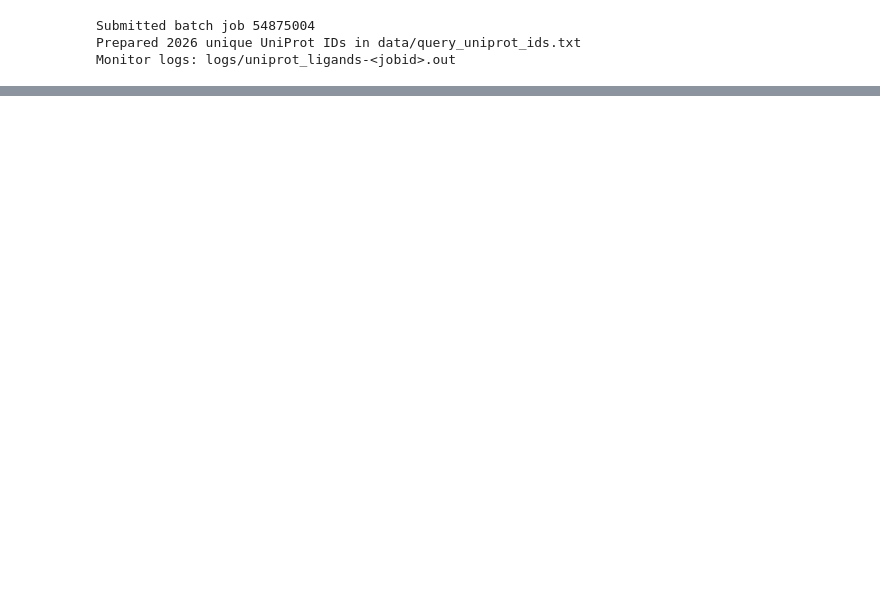
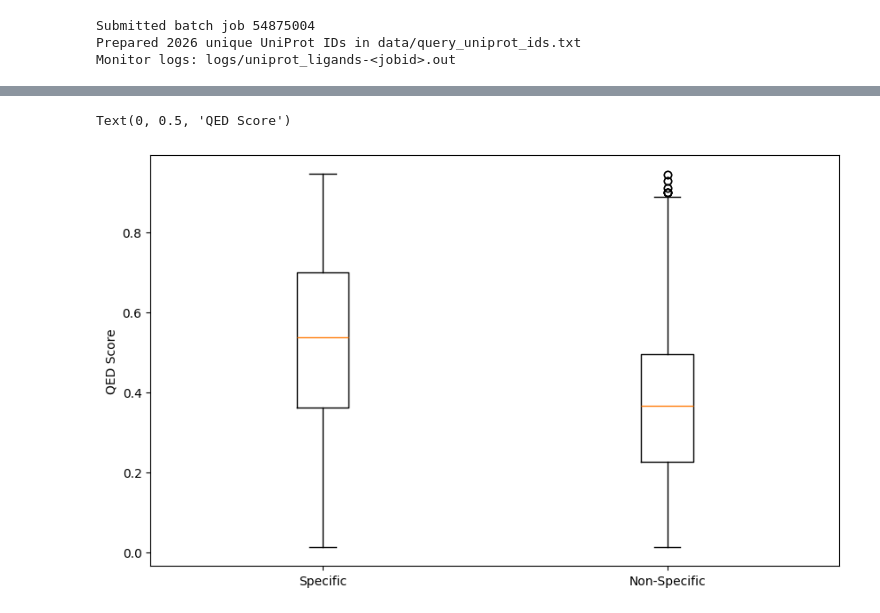
Before and after one commit to meng-yx/ligand_viewer, a Jupyter notebook: notebooks/uniprot_pdb_ligand_mapping.ipynb, the cells around one changed output, grey strips where cells are left out. Saved outputs shown, nothing was run; the diff lists cells and outputs as text; code cells hidden in the pictures; blank space fills up the shorter version.

```diff
--- a/notebooks/uniprot_pdb_ligand_mapping.ipynb
+++ b/notebooks/uniprot_pdb_ligand_mapping.ipynb
@@ -487,2 +264,15 @@ See the caveats in the documentation: https://pandas.pydata.org/pandas-docs/stab
 # %%
 df_specific_ligands.to_csv("specific_ligands.csv", index=False)
+# %%
+# Plot a boxplot comparing QED scores for specific and non-specific ligands
+import matplotlib.pyplot as plt
+
+plt.figure(figsize=(10, 6))
+plt.boxplot([
+    df_all[df_all["specific"] == 1]["qed"].dropna(),
+    df_all[df_all["specific"] == 0]["qed"].dropna()
+], labels=['Specific', 'Non-Specific'])
+plt.ylabel('QED Score')
+# %% [output]
+Text(0, 0.5, 'QED Score')
+[figure, added]
```
Also changed, not shown: parts of 12 cells of this notebook, 5 other files.
